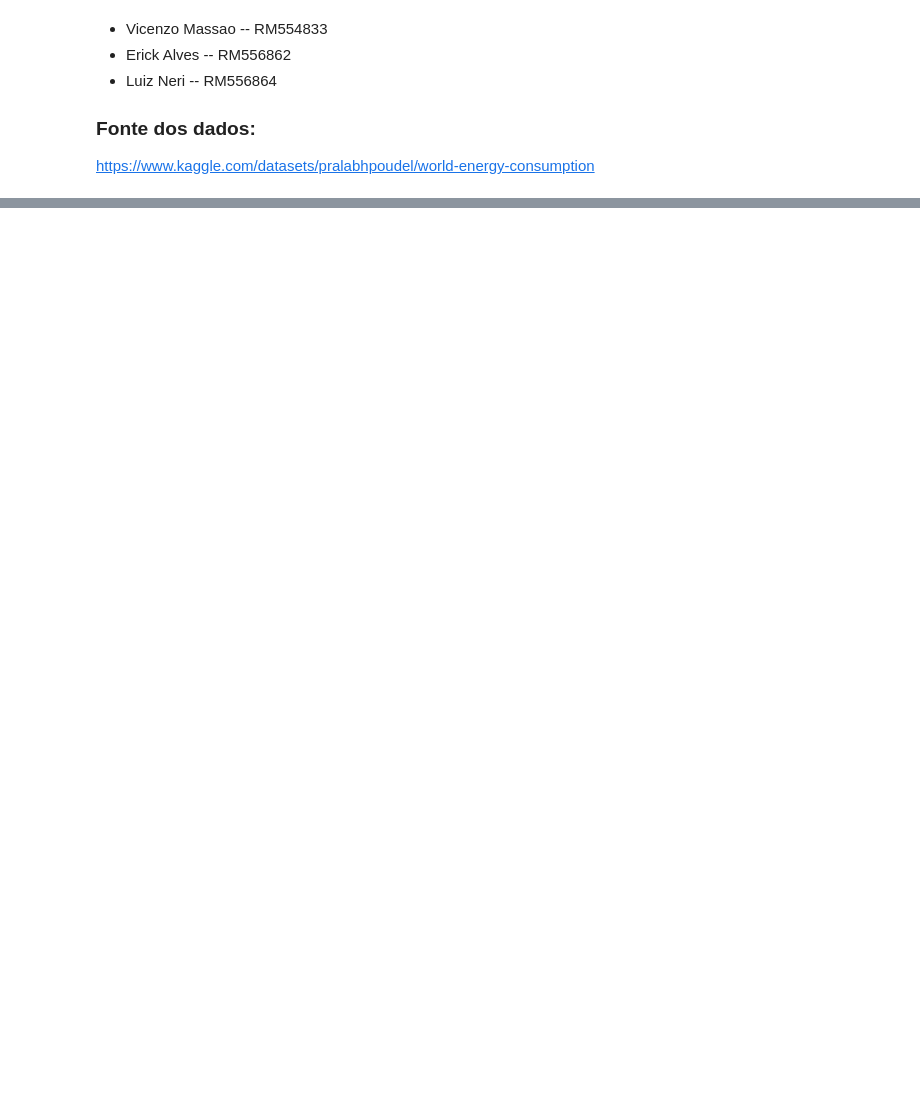
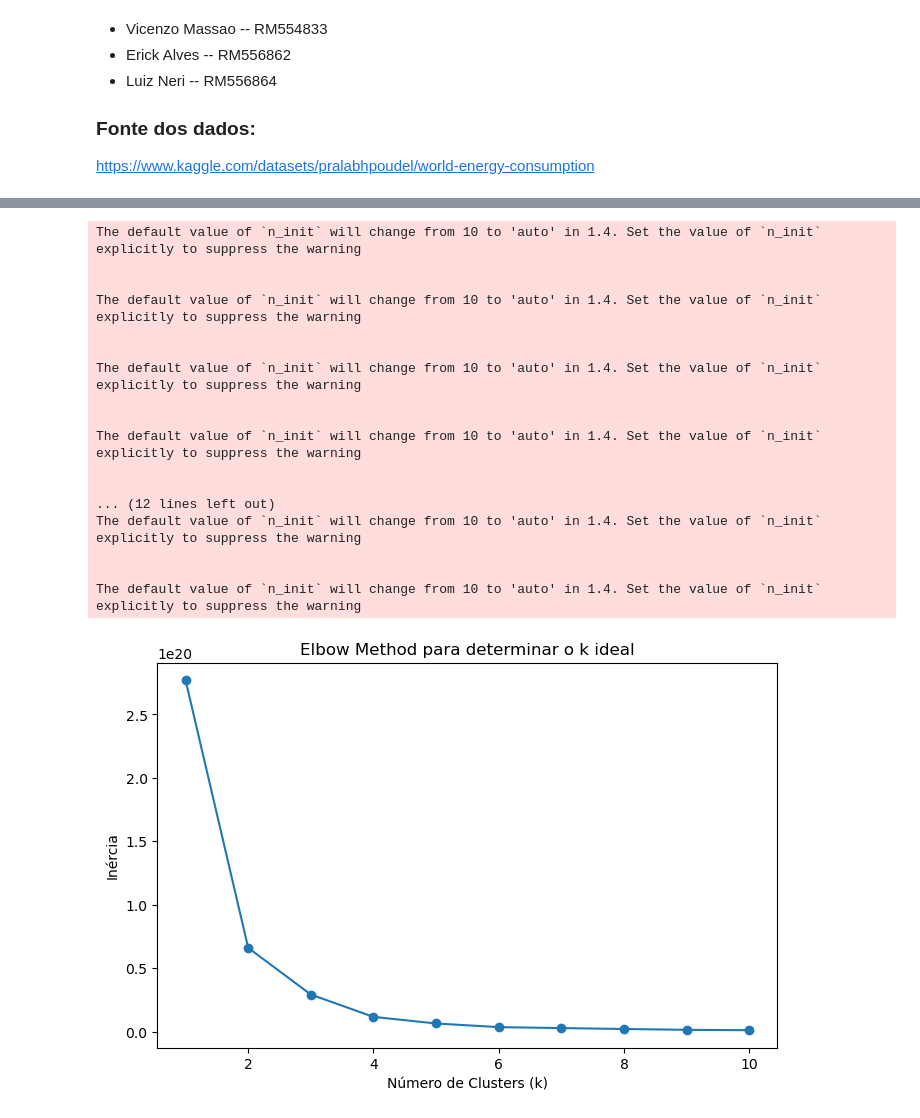
Before and after one commit to LEVI-FIAP/IA, a Jupyter notebook: notebooks/world_consumption.ipynb, the cells around one changed output, grey strips where cells are left out. Saved outputs shown, nothing was run; the diff lists cells and outputs as text; code cells hidden in the pictures; blank space fills up the shorter version.

Commit message:
Clusterização Realizada

```diff
--- a/notebooks/world_consumption.ipynb
+++ b/notebooks/world_consumption.ipynb
@@ -263,0 +411,44 @@ fig5.show()
+# %%
+# Tirando as colunas que não são do tipo numerico para filtrar as colunas
+columns_to_drop = ['country']
+
+df_filtered_num_reg = df_filtered.drop(columns=['country']).copy()
+df_filtered_num_clus = df_filtered.drop(columns=['country']).copy()
+# %%
+# Preenchendo dados faltantes
+df_filtered_num_clus['renewable_share_energy'] = df_filtered_num_clus['renewable_share_energy'].fillna(df_filtered_num_clus['renewable_share_energy'].mean())
+# %%
+# Elbow Method
+inertia = []
+k_range = range(1, 11)
+for k in k_range:
+    kmeans = KMeans(n_clusters=k, random_state=42)
+    kmeans.fit(df_filtered_num_clus)
+    inertia.append(kmeans.inertia_)
+
+# Plot Elbow Method
+plt.figure(figsize=(8, 5))
+plt.plot(k_range, inertia, marker='o')
+plt.xlabel('Número de Clusters (k)')
+plt.ylabel('Inércia')
+plt.title('Elbow Method para determinar o k ideal')
+plt.show()
+# %% [output]
+The default value of `n_init` will change from 10 to 'auto' in 1.4. Set the value of `n_init` explicitly to suppress the warning
+
+
+The default value of `n_init` will change from 10 to 'auto' in 1.4. Set the value of `n_init` explicitly to suppress the warning
+
+
+The default value of `n_init` will change from 10 to 'auto' in 1.4. Set the value of `n_init` explicitly to suppress the warning
+
+
+The default value of `n_init` will change from 10 to 'auto' in 1.4. Set the value of `n_init` explicitly to suppress the warning
+
+
+... (12 lines left out)
+The default value of `n_init` will change from 10 to 'auto' in 1.4. Set the value of `n_init` explicitly to suppress the warning
+
+
+The default value of `n_init` will change from 10 to 'auto' in 1.4. Set the value of `n_init` explicitly to suppress the warning
+[figure, added]
```
Also changed, not shown: parts of 30 cells of this notebook.
